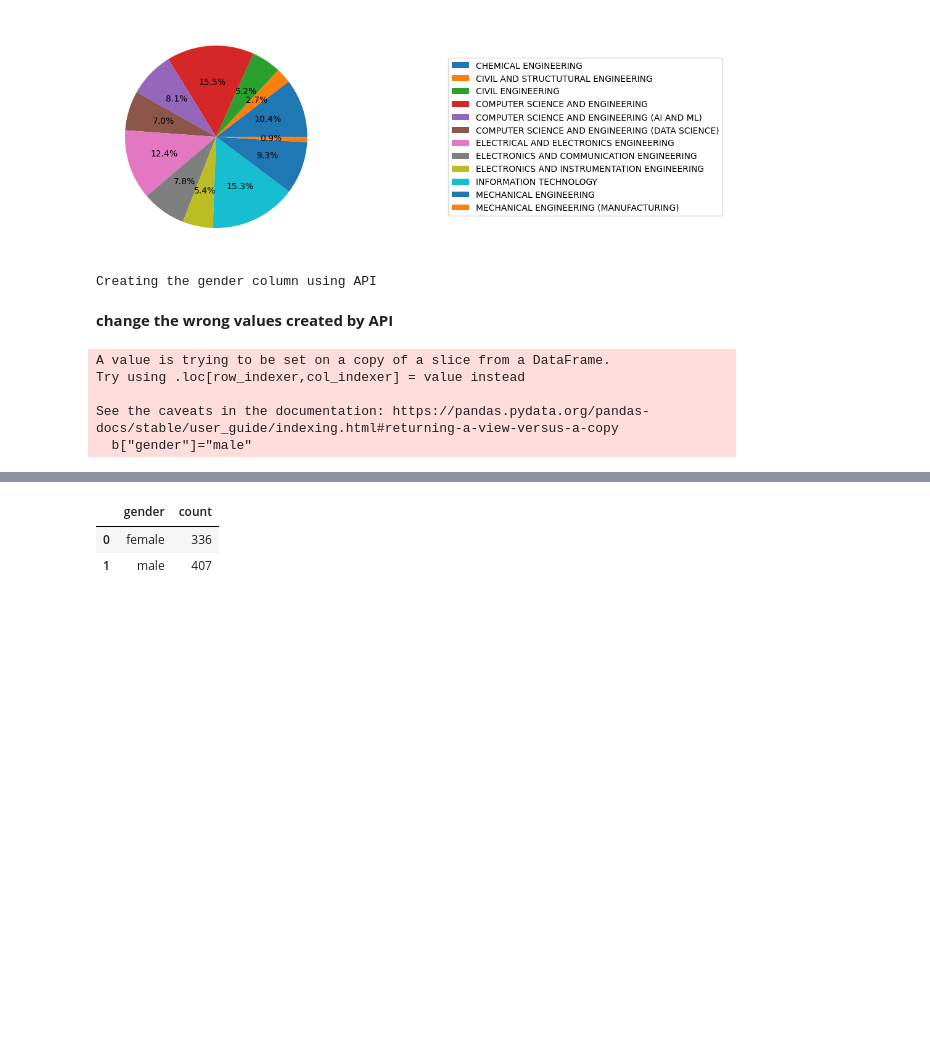
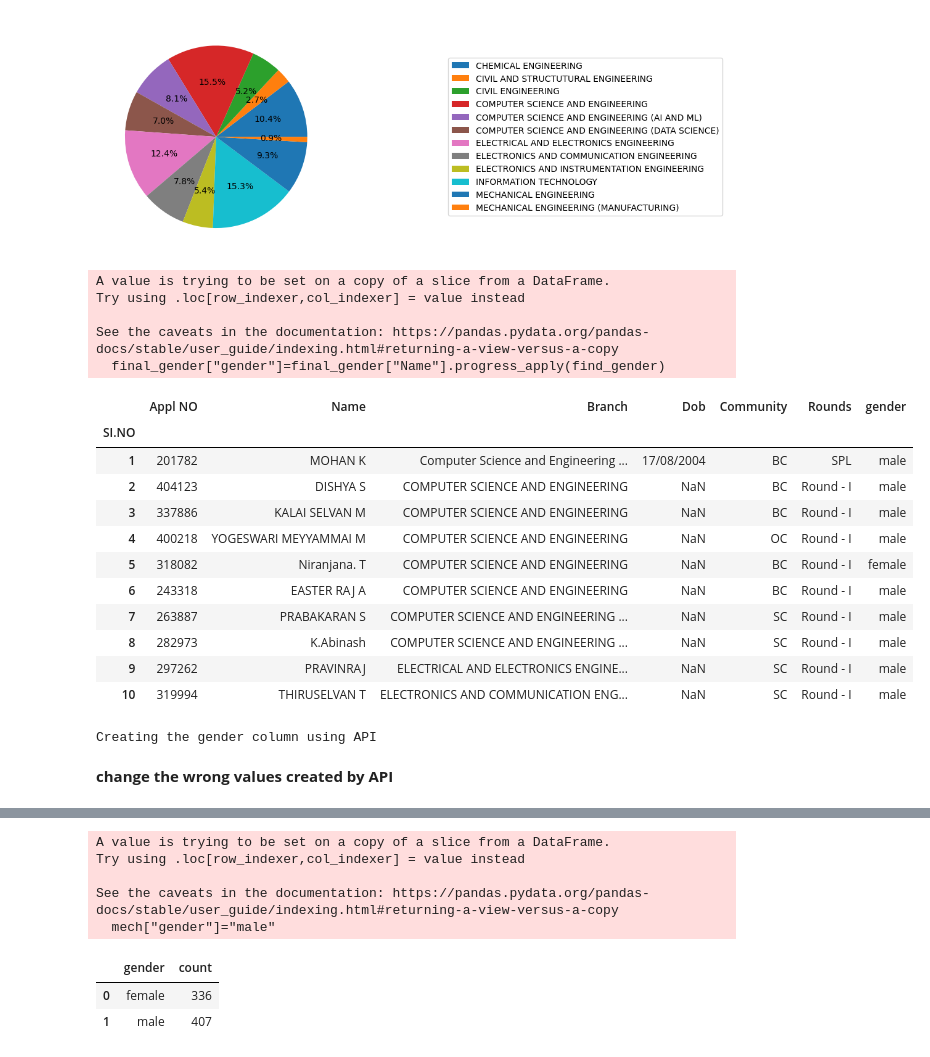
Before and after one commit to Rajadurai2/fun-programs-, a Jupyter notebook: AU.ipynb, the cells around one changed output, grey strips where cells are left out. Drawn from its saved outputs; the diff is of its cells as text; code cells hidden in the pictures; blank space fills up the shorter version.

```diff
--- a/AU.ipynb
+++ b/AU.ipynb
@@ -127,42 +138,45 @@ plt.show()
 # %% [output]
 [figure]
 # %%
-def find_gender(name):
-    name=name.replace("."," ")
-    name=name.split()
-    if len(name[0])<=2:
-        name=name[1]
+def find_gender(names):
+    names=names.replace("."," ")
+    names=names.split()
+    if len(names[0])<=2:
+        names=names[1]
     else:
-        name=name[0]
+        names=names[0]
+    i = IndianGenderPredictor()
     try:
-        url = "https://genderify3.p.rapidapi.com/genderify"
-        querystring = {"text":name}
-        headers = {
-            "X-RapidAPI-Key": "8d91f844edmsha62f44d81da11bcp14b4cbjsnc3805772840c",
-            "X-RapidAPI-Host": "genderify3.p.rapidapi.com"}
-        response = eval(requests.request("GET", url, headers=headers, params=querystring).text)
-        return response["gender"]
+        return i.predict(name=names)
     except:
         return "NULL"
 # %%
-
-# final["gender"]=final["Name"].progress_apply(find_gender)
-# final.to_csv("gender.csv")
+final_gender=final.head(10)
+final_gender["gender"]=final_gender["Name"].progress_apply(find_gender)
+display(final_gender)
+#final.to_csv("genders.csv")
 print("Creating the gender column using API")
 # %% [output]
-Creating the gender column using API
+A value is trying to be set on a copy of a slice from a DataFrame.
+Try using .loc[row_indexer,col_indexer] = value instead
+
+See the caveats in the documentation: https://pandas.pydata.org/pandas-docs/stable/user_guide/indexing.html#returning-a-view-versus-a-copy
+  final_gender["gender"]=final_gender["Name"].progress_apply(find_gender)
+|  | Appl NO | Name | Branch | Dob | Community | Rounds | gender |
+| SI.NO |  |  |  |  |  |  |  |
+| 1 | 201782 | MOHAN K | Computer Science and Engineering ... | 17/08/2004 | BC | SPL | male |
+| 2 | 404123 | DISHYA S | COMPUTER SCIENCE AND ENGINEERING | NaN | BC | Round - I | male |
+| 3 | 337886 | KALAI SELVAN M | COMPUTER SCIENCE AND ENGINEERING | NaN | BC | Round - I | male |
+| 4 | 400218 | YOGESWARI MEYYAMMAI M | COMPUTER SCIENCE AND ENGINEERING | NaN | OC | Round - I | male |
+| 5 | 318082 | Niranjana. T | COMPUTER SCIENCE AND ENGINEERING | NaN | BC | Round - I | female |
+| 6 | 243318 | EASTER RAJ A | COMPUTER SCIENCE AND ENGINEERING | NaN | BC | Round - I | male |
+| 7 | 263887 | PRABAKARAN S | COMPUTER SCIENCE AND ENGINEERING ... | NaN | SC | Round - I | male |
+| 8 | 282973 | K.Abinash | COMPUTER SCIENCE AND ENGINEERING ... | NaN | SC | Round - I | male |
+| 9 | 297262 | PRAVINRAJ | ELECTRICAL AND ELECTRONICS ENGINE... | NaN | SC | Round - I | male |
+| 10 | 319994 | THIRUSELVAN T | ELECTRONICS AND COMMUNICATION ENG... | NaN | SC | Round - I | male |
+Creating the gender column using API
 # %% [markdown]
 <b>change the wrong values created by API
-# %%
-b=final[final["Branch"]=="MECHANICAL ENGINEERING"]
-b["gender"]="male"
-final.update(b)
-# %% [output]
-A value is trying to be set on a copy of a slice from a DataFrame.
-Try using .loc[row_indexer,col_indexer] = value instead
-
-See the caveats in the documentation: https://pandas.pydata.org/pandas-docs/stable/user_guide/indexing.html#returning-a-view-versus-a-copy
-  b["gender"]="male"
 # %%
 final=pd.read_csv("gender.csv")
 final.head()
@@ -173,6 +187,16 @@ final.head()
 | 2 | 2 | 3.0 | 337886.0 | KALAI SELVAN M | COMPUTER SCIENCE AND ENGINEERING | NaN | BC | Round - I | male |
 | 3 | 3 | 4.0 | 400218.0 | YOGESWARI MEYYAMMAI M | COMPUTER SCIENCE AND ENGINEERING | NaN | OC | Round - I | female |
 | 4 | 4 | 5.0 | 318082.0 | Niranjana. T | COMPUTER SCIENCE AND ENGINEERING | NaN | BC | Round - I | female |
+# %%
+mech=final[final["Branch"]=="MECHANICAL ENGINEERING"]
+mech["gender"]="male"
+final.update(mech)
+# %% [output]
+A value is trying to be set on a copy of a slice from a DataFrame.
+Try using .loc[row_indexer,col_indexer] = value instead
+
+See the caveats in the documentation: https://pandas.pydata.org/pandas-docs/stable/user_guide/indexing.html#returning-a-view-versus-a-copy
+  mech["gender"]="male"
 # %%
 df_gender=final.groupby(["gender"]).size().reset_index(name="count")
 display(df_gender)
```
Also changed, not shown: parts of 6 cells of this notebook.
